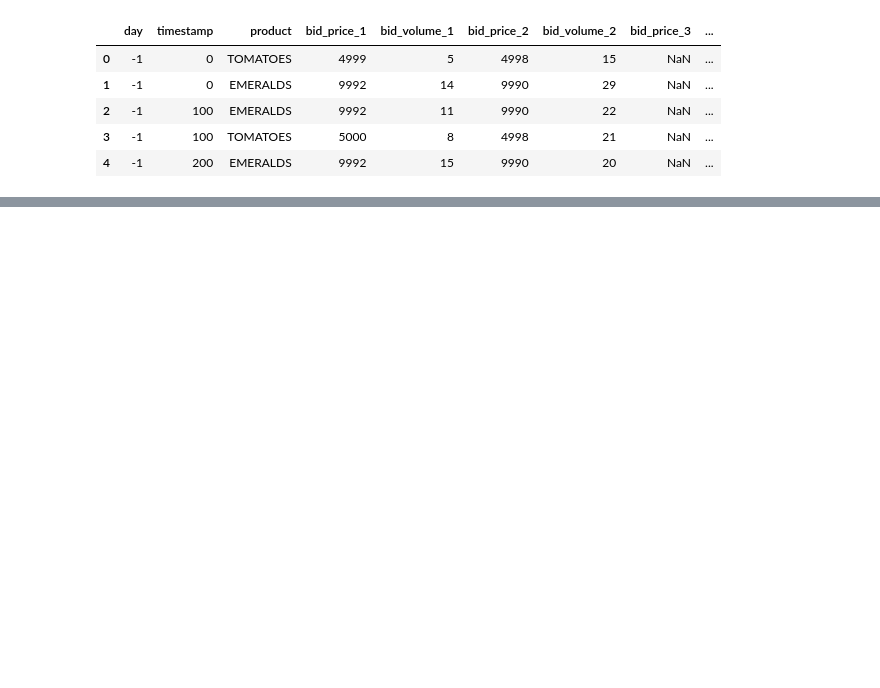
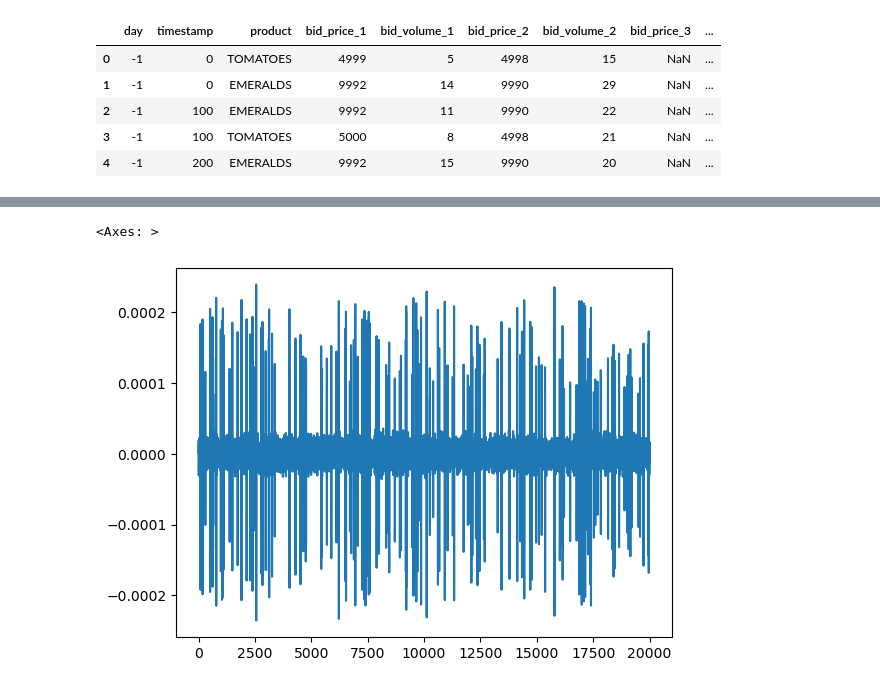
Before and after one commit to DevanshArora2002/IMC_Trading, a Jupyter notebook: TUTORIAL_ROUND_1/sample.ipynb, the cells around one changed output, grey strips where cells are left out. Drawn from its saved outputs; the diff is of its cells as text; code cells hidden in the pictures; blank space fills up the shorter version.

```diff
--- a/TUTORIAL_ROUND_1/sample.ipynb
+++ b/TUTORIAL_ROUND_1/sample.ipynb
@@ -26,0 +153,5 @@ prices_df_1.head()
+# %%
+e_prices_df_0['gain'].plot()
+# %% [output]
+<Axes: >
+[figure, added]
```
Also changed, not shown: parts of 15 cells of this notebook, 2 other files.
